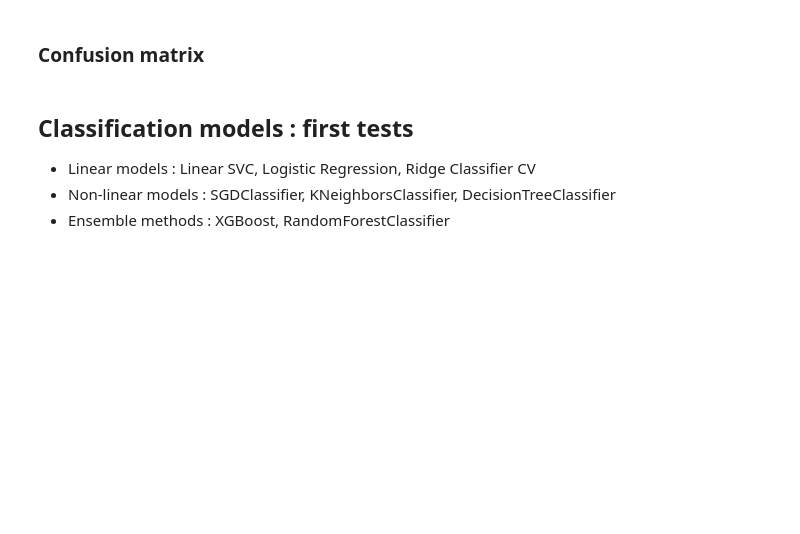
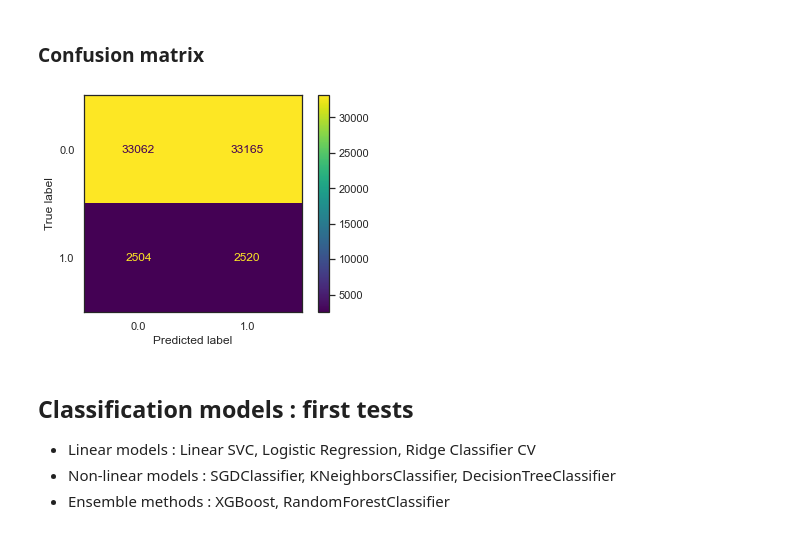
Before and after one commit to IsNdl/Projet7_OC, a Jupyter notebook: P7_machine_learning.ipynb, the cells around one changed output. Saved outputs shown, nothing was run; the diff lists cells and outputs as text; code cells hidden in the pictures; blank space fills up the shorter version.

```diff
--- a/P7_machine_learning.ipynb
+++ b/P7_machine_learning.ipynb
@@ -258,12 +274,14 @@ plt.show()
 # %%
 from sklearn.metrics import confusion_matrix, ConfusionMatrixDisplay
 
-predictions = clf.predict(X_test)
-cm = confusion_matrix(y_test, predictions, labels=clf.classes_)
+predictions = dummy_clf.predict(X_test)
+cm = confusion_matrix(y_test, predictions, labels=dummy_clf.classes_)
 disp = ConfusionMatrixDisplay(confusion_matrix=cm,
-                              display_labels=clf.classes_)
+                              display_labels=dummy_clf.classes_)
 disp.plot()
 plt.show()
+# %% [output]
+[figure, added]
 # %% [markdown]
 ## Classification models : first tests
 
```
Also changed, not shown: parts of 31 cells of this notebook, 3 other files.
